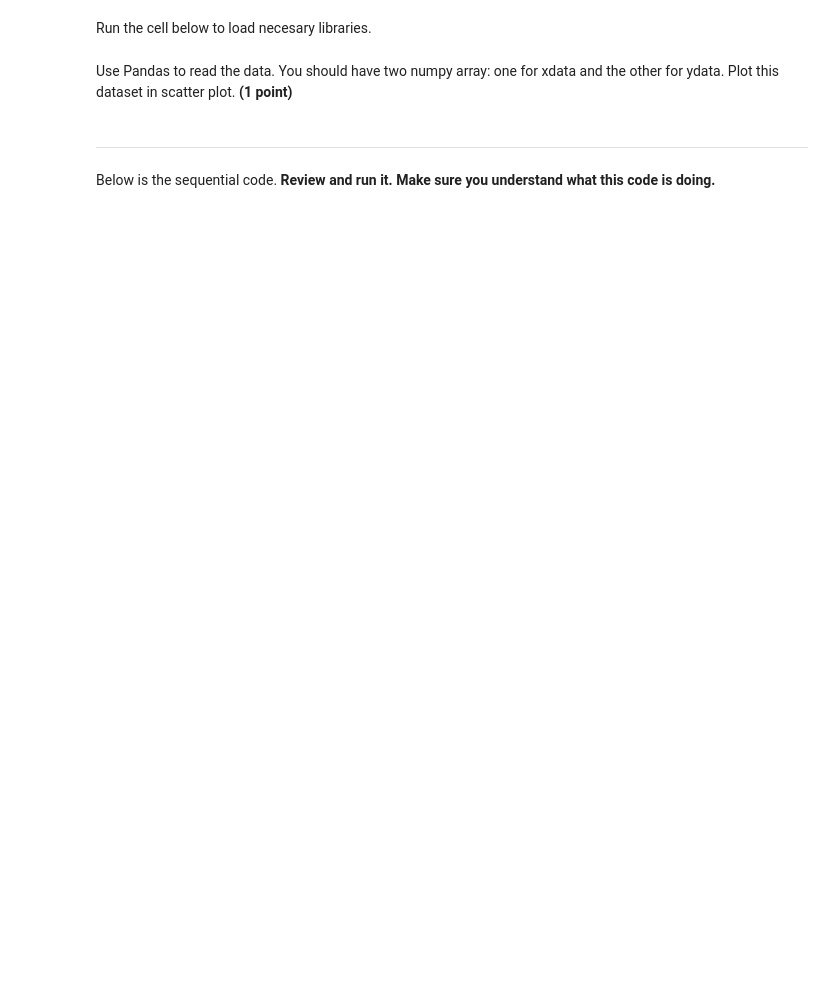
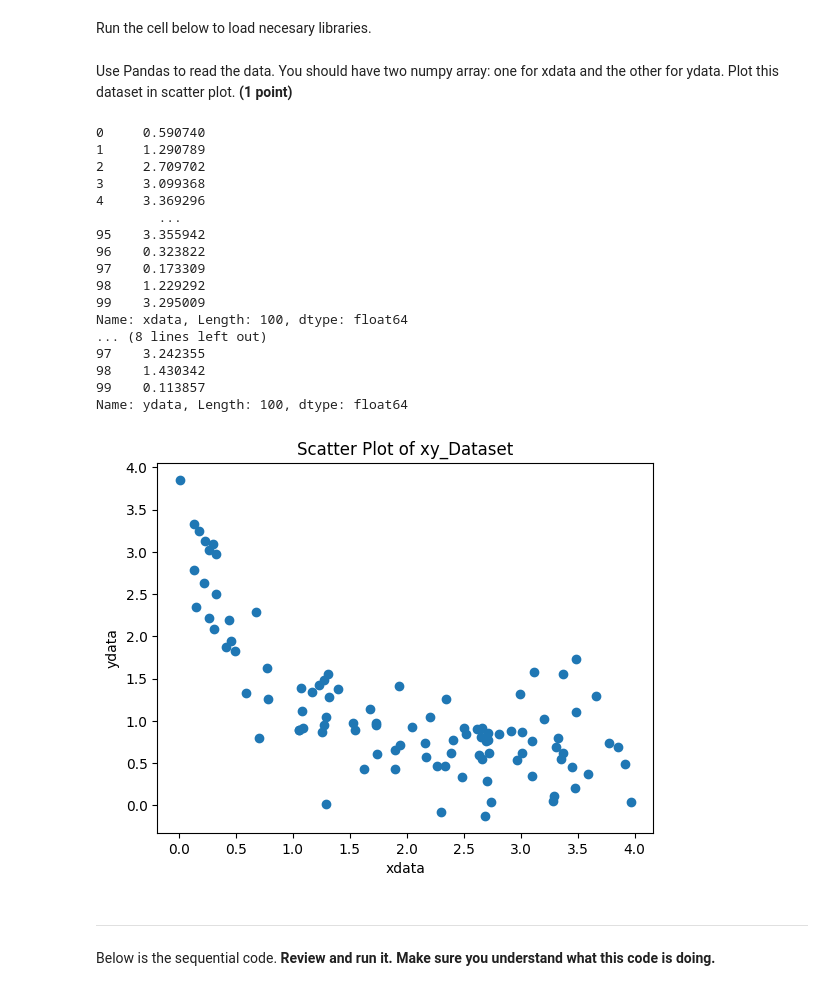
Before and after one commit to yashikaadesai/CMSE202-S25-turnin, a Jupyter notebook: hw-01/HW-01_GitPracticeDebuggingPythonPackagesAndClasses-SS25-STUDENT.ipynb, the cells around one changed output. Drawn from its saved outputs; the diff is of its cells as text; code cells hidden in the pictures; blank space fills up the shorter version.

```diff
--- a/hw-01/HW-01_GitPracticeDebuggingPythonPackagesAndClasses-SS25-STUDENT.ipynb
+++ b/hw-01/HW-01_GitPracticeDebuggingPythonPackagesAndClasses-SS25-STUDENT.ipynb
@@ -489,11 +500,39 @@ Use Pandas to read the data. You should have two numpy array: one for xdata and
 # %%
 # write your code in this cell
 
+data = pd.read_csv('xy_dataset.csv')
 
+xdata = data['xdata']
+ydata = data['ydata']
 
 # print the values
 print(xdata)
 print(ydata)
+plt.scatter(xdata, ydata)
+plt.title('Scatter Plot of xy_Dataset')
+plt.xlabel('xdata')
+plt.ylabel('ydata')
+
+plt.show()
+# %% [output]
+0     0.590740
+1     1.290789
+2     2.709702
+3     3.099368
+4     3.369296
+        ...
+95    3.355942
+96    0.323822
+97    0.173309
+98    1.229292
+99    3.295009
+Name: xdata, Length: 100, dtype: float64
+... (8 lines left out)
+97    3.242355
+98    1.430342
+99    0.113857
+Name: ydata, Length: 100, dtype: float64
+[figure, added]
 # %% [markdown]
 ---
 Below is the sequential code. **Review and run it. Make sure you understand what this code is doing.**
```
Also changed, not shown: parts of 15 cells of this notebook.
